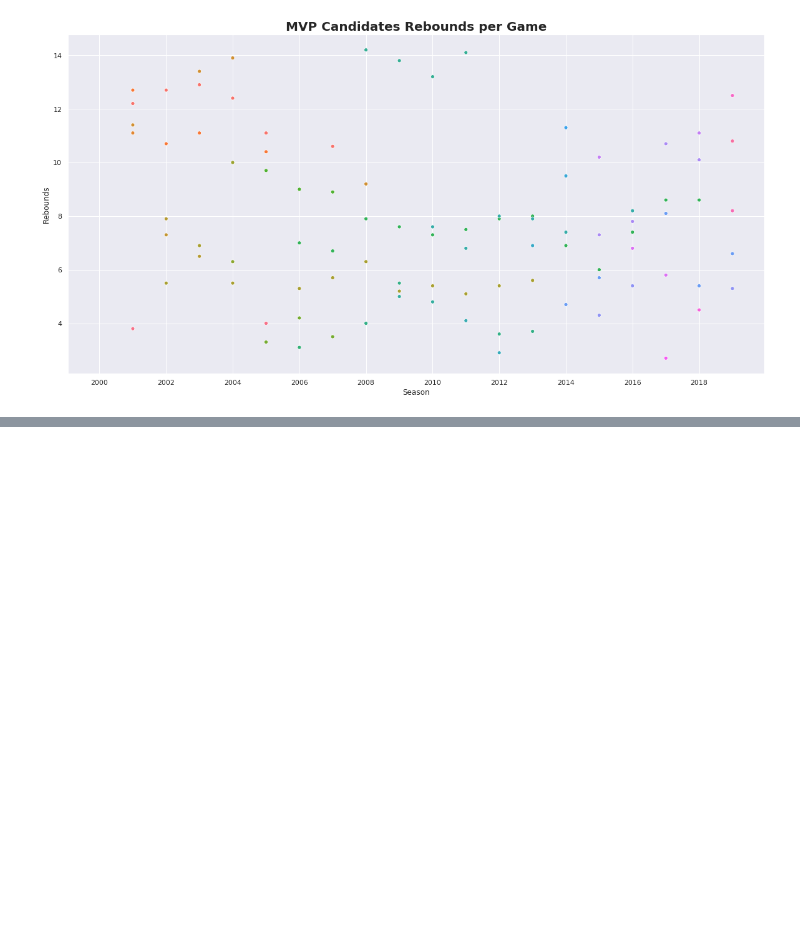
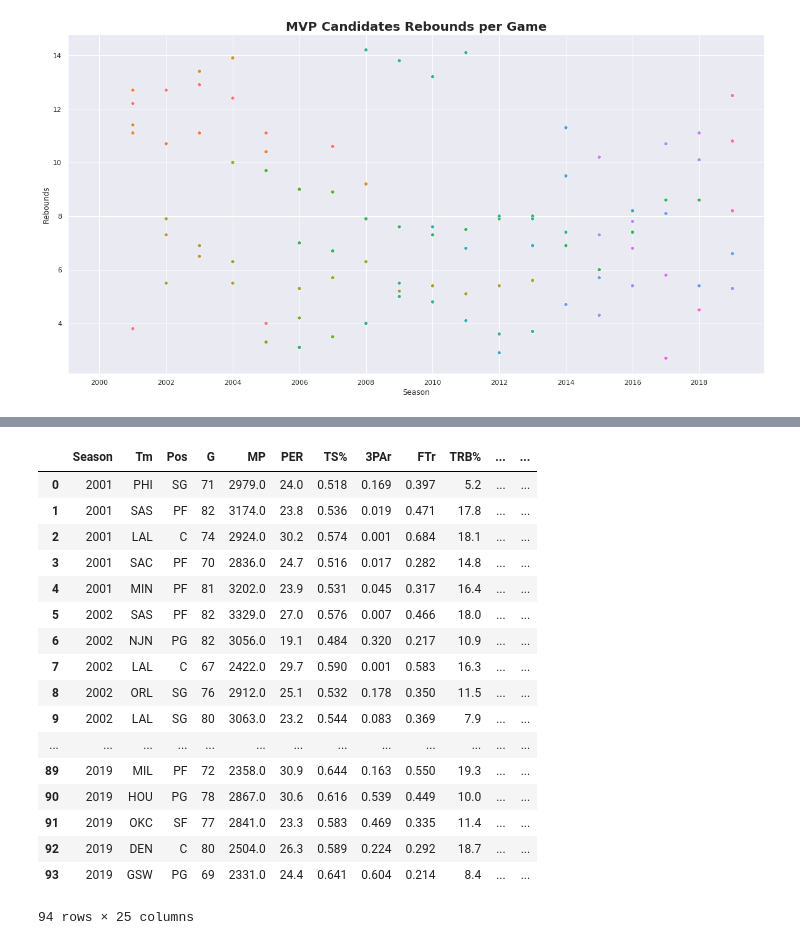
Before and after one commit to mac-austinsmith/mac-austinsmith.github.io, a Jupyter notebook: index.ipynb, the cells around one changed output, grey strips where cells are left out. Cells and saved outputs as stored; diff of their text form; code cells hidden in the pictures; blank space fills up the shorter version.

```diff
--- a/index.ipynb
+++ b/index.ipynb
@@ -256,0 +333,21 @@ plt.show()
+# %%
+adv
+# %% [output]
+|  | Season | Tm | Pos | G | MP | PER | TS% | 3PAr | FTr | TRB% | ... | ... |
+| 0 | 2001 | PHI | SG | 71 | 2979.0 | 24.0 | 0.518 | 0.169 | 0.397 | 5.2 | ... | ... |
+| 1 | 2001 | SAS | PF | 82 | 3174.0 | 23.8 | 0.536 | 0.019 | 0.471 | 17.8 | ... | ... |
+| 2 | 2001 | LAL | C | 74 | 2924.0 | 30.2 | 0.574 | 0.001 | 0.684 | 18.1 | ... | ... |
+| 3 | 2001 | SAC | PF | 70 | 2836.0 | 24.7 | 0.516 | 0.017 | 0.282 | 14.8 | ... | ... |
+| 4 | 2001 | MIN | PF | 81 | 3202.0 | 23.9 | 0.531 | 0.045 | 0.317 | 16.4 | ... | ... |
+| 5 | 2002 | SAS | PF | 82 | 3329.0 | 27.0 | 0.576 | 0.007 | 0.466 | 18.0 | ... | ... |
+| 6 | 2002 | NJN | PG | 82 | 3056.0 | 19.1 | 0.484 | 0.320 | 0.217 | 10.9 | ... | ... |
+| 7 | 2002 | LAL | C | 67 | 2422.0 | 29.7 | 0.590 | 0.001 | 0.583 | 16.3 | ... | ... |
+| 8 | 2002 | ORL | SG | 76 | 2912.0 | 25.1 | 0.532 | 0.178 | 0.350 | 11.5 | ... | ... |
+| 9 | 2002 | LAL | SG | 80 | 3063.0 | 23.2 | 0.544 | 0.083 | 0.369 | 7.9 | ... | ... |
+| ... | ... | ... | ... | ... | ... | ... | ... | ... | ... | ... | ... | ... |
+| 89 | 2019 | MIL | PF | 72 | 2358.0 | 30.9 | 0.644 | 0.163 | 0.550 | 19.3 | ... | ... |
+| 90 | 2019 | HOU | PG | 78 | 2867.0 | 30.6 | 0.616 | 0.539 | 0.449 | 10.0 | ... | ... |
+| 91 | 2019 | OKC | SF | 77 | 2841.0 | 23.3 | 0.583 | 0.469 | 0.335 | 11.4 | ... | ... |
+| 92 | 2019 | DEN | C | 80 | 2504.0 | 26.3 | 0.589 | 0.224 | 0.292 | 18.7 | ... | ... |
+| 93 | 2019 | GSW | PG | 69 | 2331.0 | 24.4 | 0.641 | 0.604 | 0.214 | 8.4 | ... | ... |
+94 rows × 25 columns
```
Also changed, not shown: parts of 10 cells of this notebook.
